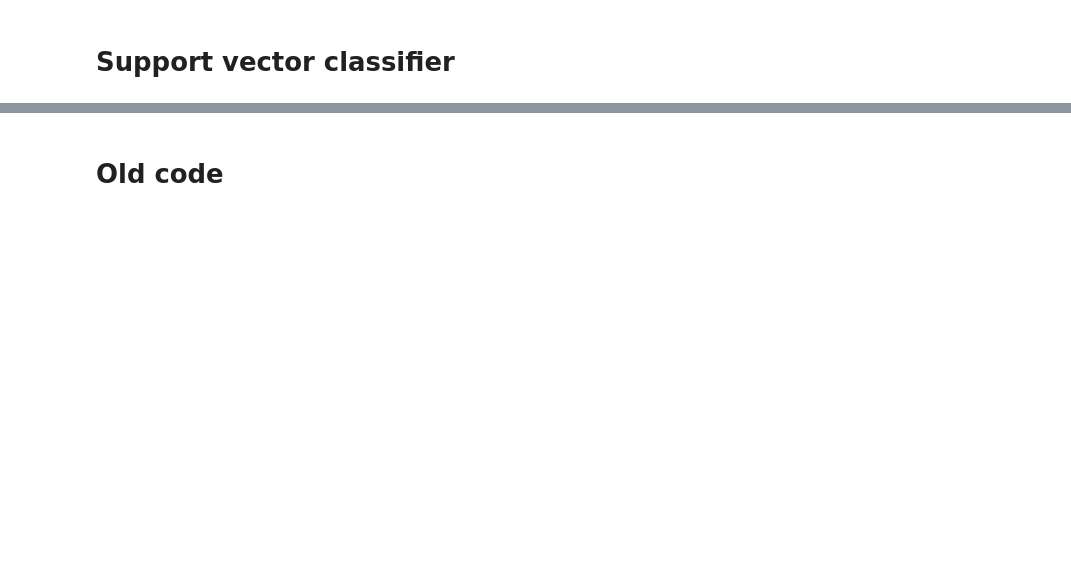
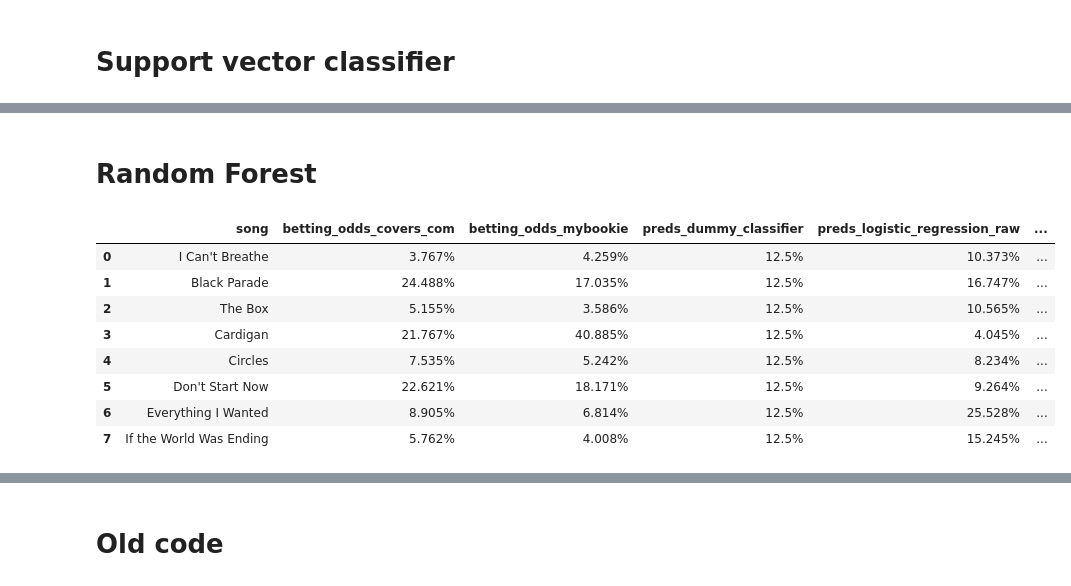
Before and after one commit to chriskeating/grammy-predictions, a Jupyter notebook: 8_predicting_grammy_winners.ipynb, the cells around one changed output, grey strips where cells are left out. Saved outputs shown, nothing was run; the diff lists cells and outputs as text; code cells hidden in the pictures; blank space fills up the shorter version.

Commit message:
Added Random Forest and updated streamlit to show historical first

```diff
--- a/8_predicting_grammy_winners.ipynb
+++ b/8_predicting_grammy_winners.ipynb
@@ -659,0 +677,21 @@ predictions
+# %% [markdown]
+# Random Forest
+# %%
+from sklearn.ensemble import RandomForestClassifier
+params = {'max_depth': range(2, 10)}
+gs_random_forest = GridSearchCV(RandomForestClassifier(), params, n_jobs=-1).fit(X_train, y_train)
+predictions['preds_random_forest_raw'] = list(gs_random_forest.predict_proba(X_to_predict))
+predictions['preds_random_forest_raw'] = predictions['preds_random_forest_raw'].apply(lambda x: x[1])
+predictions['preds_random_forest_raw'] = predictions['preds_random_forest_raw']/predictions['preds_random_forest_raw'].sum()
+predictions['preds_random_forest_raw'] = predictions['preds_random_forest_raw'].apply(lambda x: str(round(float(x)*100,3)) +'%')
+predictions
+# %% [output]
+|  | song | betting_odds_covers_com | betting_odds_mybookie | preds_dummy_classifier | preds_logistic_regression_raw | ... |
+| 0 | I Can't Breathe | 3.767% | 4.259% | 12.5% | 10.373% | ... |
+| 1 | Black Parade | 24.488% | 17.035% | 12.5% | 16.747% | ... |
+| 2 | The Box | 5.155% | 3.586% | 12.5% | 10.565% | ... |
+| 3 | Cardigan | 21.767% | 40.885% | 12.5% | 4.045% | ... |
+| 4 | Circles | 7.535% | 5.242% | 12.5% | 8.234% | ... |
+| 5 | Don't Start Now | 22.621% | 18.171% | 12.5% | 9.264% | ... |
+| 6 | Everything I Wanted | 8.905% | 6.814% | 12.5% | 25.528% | ... |
+| 7 | If the World Was Ending | 5.762% | 4.008% | 12.5% | 15.245% | ... |
```
Also changed, not shown: parts of 18 cells of this notebook, 1 other file.
